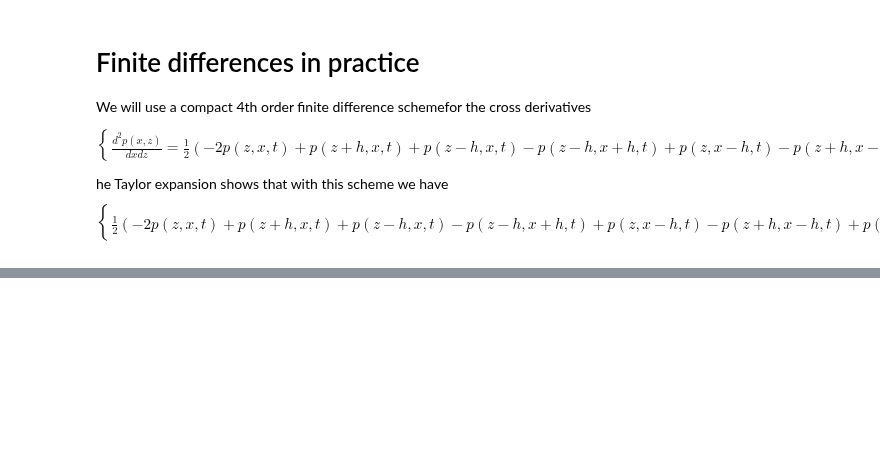
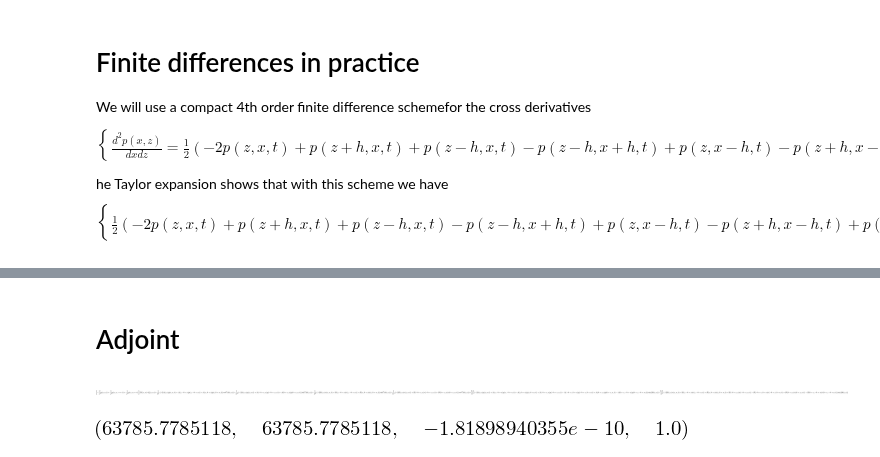
Before and after one commit to devitocodes/notebooks, a Jupyter notebook: AcousticFWI/TTI2D_mathiasFD.ipynb, the cells around one changed output, grey strips where cells are left out. Drawn from its saved outputs; the diff is of its cells as text; code cells hidden in the pictures; blank space fills up the shorter version.

Commit message:
TTI adjoint test

```diff
--- a/AcousticFWI/TTI2D_mathiasFD.ipynb
+++ b/AcousticFWI/TTI2D_mathiasFD.ipynb
@@ -358,0 +358,35 @@ plt.show()
+# %% [markdown]
+# Adjoint
+# %%
+A=Function('A')
+B=Function('B')
+r=Function('r')
+# Need to do it by hand as it is not supported
+dxxpe= 1/(h**2)*(-2*A(z,x)*p(z,x,t) + A(z,x+h)*p(z,x+h,t) + A(z,x-h)*p(z,x-h,t))
+dzzpe= 1/(h**2)*(-2*A(z,x)*p(z,x,t) + A(z+h,x)*p(z+h,x,t) + A(z-h,x)*p(z-h,x,t))
+dxxre= 1/(h**2)*(-2*A(z,x)*r(z,x,t) + A(z,x+h)*r(z,x+h,t) + A(z,x-h)*r(z,x-h,t))
+dzzre= 1/(h**2)*(-2*A(z,x)*r(z,x,t) + A(z+h,x)*r(z+h,x,t) + A(z-h,x)*r(z-h,x,t))
+
+dxxpd= 1/(h**2)*(-2*B(z,x)*p(z,x,t) + B(z,x+h)*p(z,x+h,t) + B(z,x-h)*p(z,x-h,t))
+dzzpd= 1/(h**2)*(-2*B(z,x)*p(z,x,t) + B(z+h,x)*p(z+h,x,t) + B(z-h,x)*p(z-h,x,t))
+dxxrd= 1/(h**2)*(-2*B(z,x)*r(z,x,t) + B(z,x+h)*r(z,x+h,t) + B(z,x-h)*r(z,x-h,t))
+dzzrd= 1/(h**2)*(-2*B(z,x)*r(z,x,t) + B(z+h,x)*r(z+h,x,t) + B(z-h,x)*r(z-h,x,t))
+
+# My 4th order stencil for d/dxdy
+dxzpe = .5/(h**2)*(-2*A(z,x)*p(z,x,t) + A(z+h,x)*p(z+h,x,t) + A(z-h,x)*p(z-h,x,t) -
+                   A(z-h,x+h)*p(z-h,x+h,t) + A(z,x-h)*p(z,x-h,t) - A(z+h,x-h)*p(z+h,x-h,t) + A(z,x+h)*p(z,x+h,t))
+dxzre = .5/(h**2)*(-2*A(z,x)*r(z,x,t) + A(z+h,x)*r(z+h,x,t) + A(z-h,x)*r(z-h,x,t) -
+                   A(z-h,x+h)*r(z-h,x+h,t) + A(z,x-h)*r(z,x-h,t) - A(z+h,x-h)*r(z+h,x-h,t) + A(z,x+h)*r(z,x+h,t))
+
+dxzpd = .5/(h**2)*(-2*B(z,x)*p(z,x,t) + B(z+h,x)*p(z+h,x,t) + B(z-h,x)*p(z-h,x,t) -
+                   B(z-h,x+h)*p(z-h,x+h,t) + B(z,x-h)*p(z,x-h,t) - B(z+h,x-h)*p(z+h,x-h,t) + B(z,x+h)*p(z,x+h,t))
+dxzrd = .5/(h**2)*(-2*B(z,x)*r(z,x,t) + B(z+h,x)*r(z+h,x,t) + B(z-h,x)*r(z-h,x,t) -
+                   B(z-h,x+h)*r(z-h,x+h,t) + B(z,x-h)*r(z,x-h,t) - B(z+h,x-h)*r(z+h,x-h,t) + B(z,x+h)*r(z,x+h,t))
+# %%
+Gxxpe=cos(Th)**2 * dxxpe + sin(Th)**2 * dzzpe - sin(2*Th)*dxzpe
+Gzzrd=sin(Th)**2 * dxxrd + cos(Th)**2 * dzzrd + sin(2*Th)*dxzrd
+Gxxpd=cos(Th)**2 * dxxpd + sin(Th)**2 * dzzpd - sin(2*Th)*dxzpd
+# %%
+# Forward wave equation r
+wavepa = m * dttp -  Gxxpe - Gzzrd - q
+#waver
@@ -358,0 +397,4 @@ plt.show()
+# %%
+wavepa
+# %% [output]
+[figure, added]
@@ -358,0 +554,11 @@ plt.show()
+# %%
+# Actual adjoint test
+term1=0
+for ti in range(0,nt):
+    term1=term1+2*srca[ti]*source(xsrc,zsrc,(ti)*tstep)
+
+term2=LA.norm(rect)**2
+
+term1,term2,term1-term2,term1/term2
+# %% [output]
+[figure, added]
```
Also changed, not shown: parts of 14 cells of this notebook.
